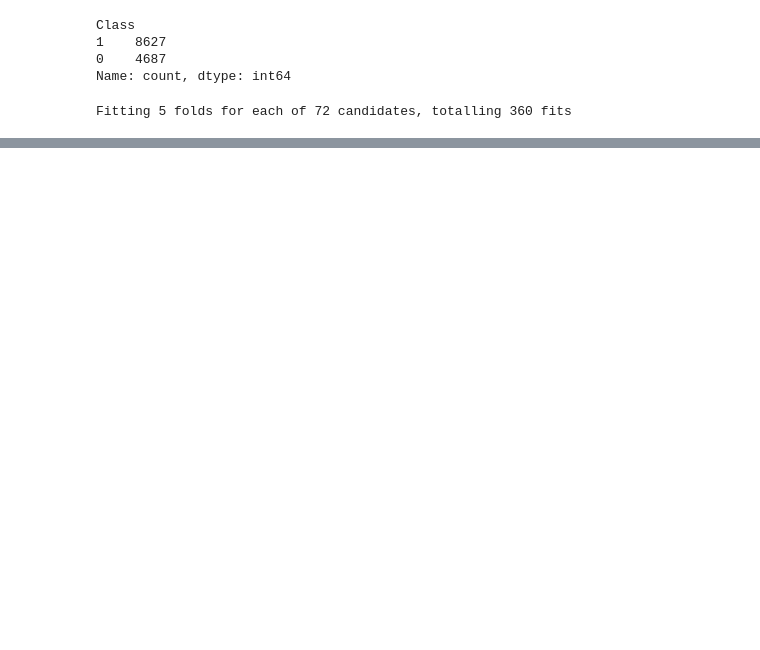
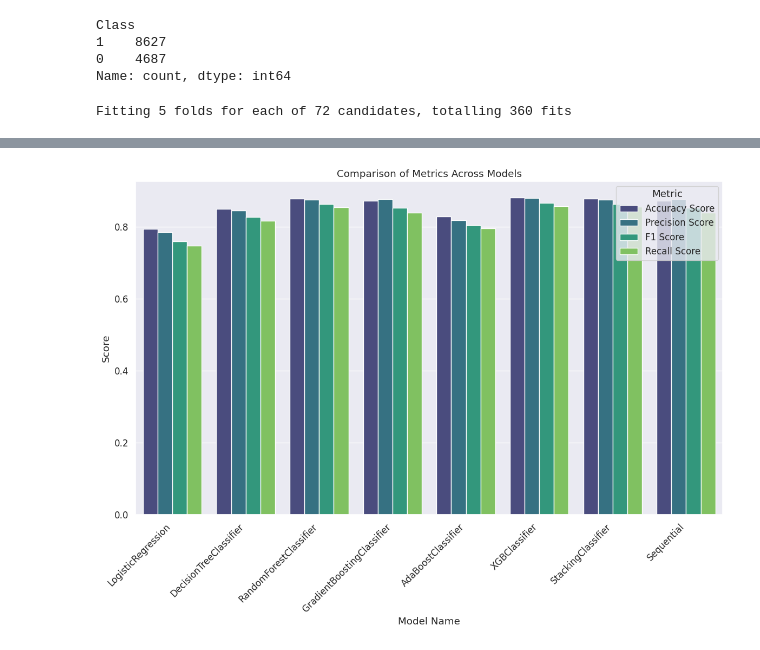
Before and after one commit to recabet/Magic-Telescope, a Jupyter notebook: test.ipynb, the cells around one changed output, grey strips where cells are left out. Cells and saved outputs as stored; diff of their text form; code cells hidden in the pictures; blank space fills up the shorter version.

```diff
--- a/test.ipynb
+++ b/test.ipynb
@@ -224,0 +249,14 @@ metrics_data
+# %%
+metrics_long:pd.DataFrame = metrics_data.melt(id_vars="Model Name",
+                                  value_vars=["Accuracy Score", "Precision Score", "F1 Score", "Recall Score"],
+                                  var_name="Metric",
+                                  value_name="Score")
+
+plt.figure(figsize=(14, 8))
+sns.barplot(data=metrics_long, x="Model Name", y="Score", hue="Metric", palette="viridis")
+plt.title("Comparison of Metrics Across Models")
+plt.xticks(rotation=45, ha="right")
+plt.ylabel("Score")
+plt.show()
+# %% [output]
+[figure, added]
```
Also changed, not shown: parts of 25 cells of this notebook.
